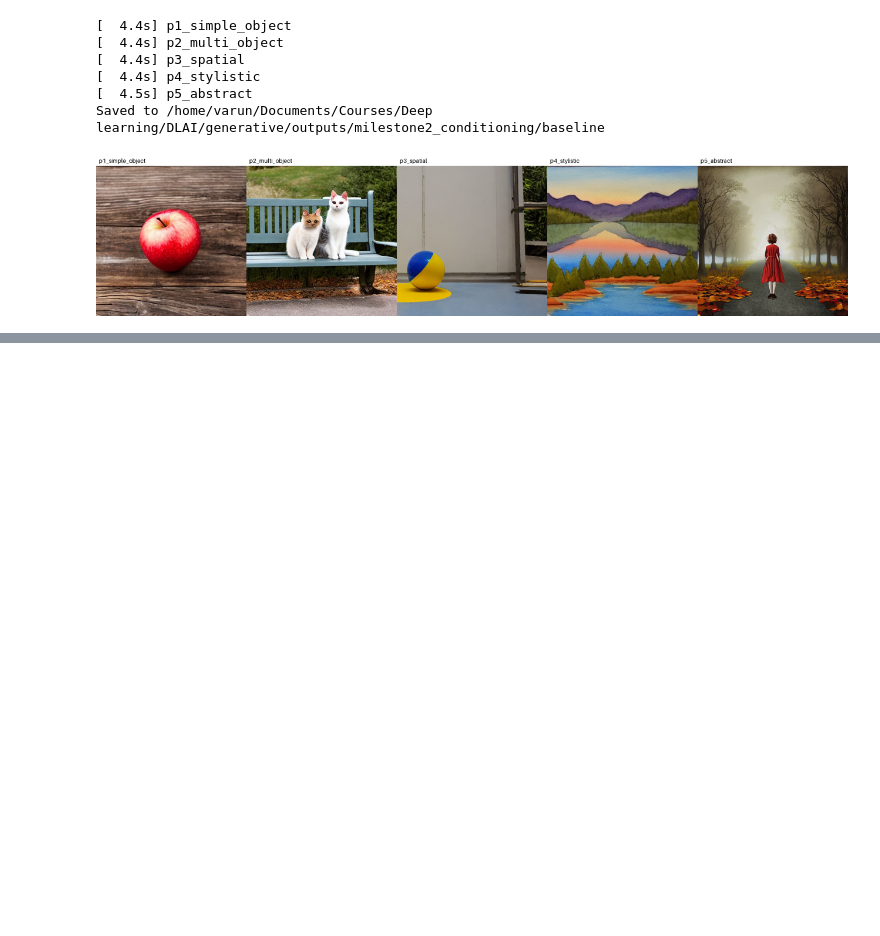
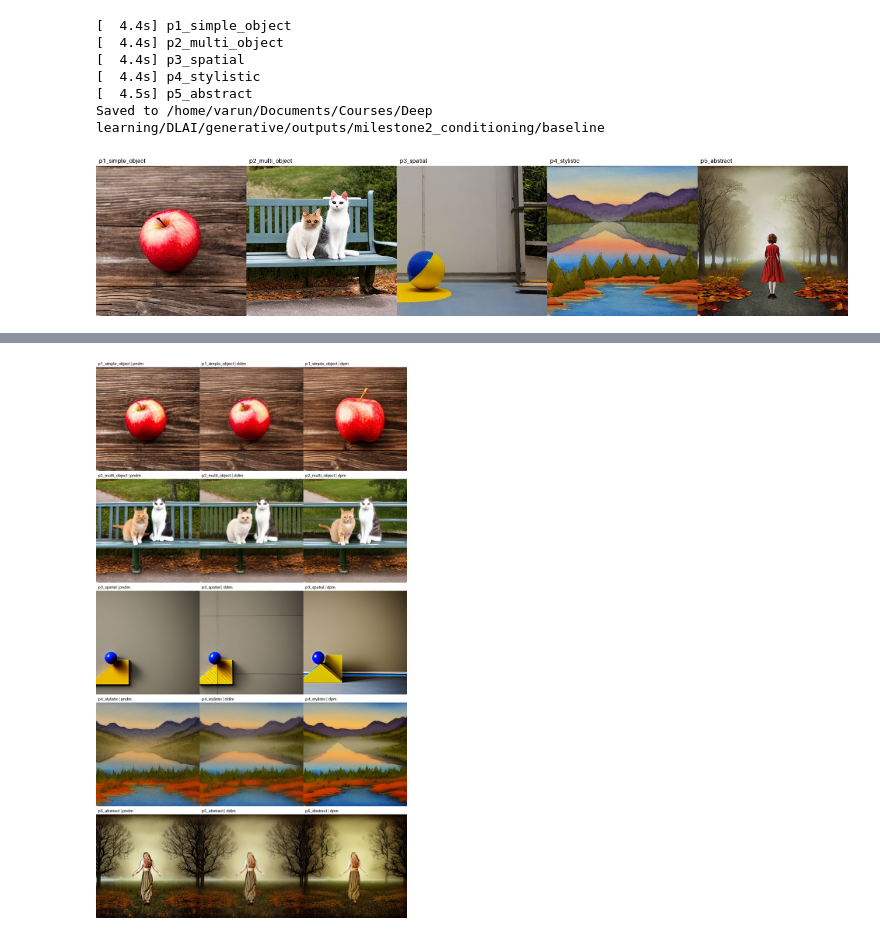
Before and after one commit to Varun-Ponugoti/DLAI, a Jupyter notebook: generative/notebooks/02_conditional_generation.ipynb, the cells around one changed output, grey strips where cells are left out. Drawn from its saved outputs; the diff is of its cells as text; code cells hidden in the pictures; blank space fills up the shorter version.

Commit message:
M2: clean notebook 02 (sampler sweep step), final report PDF + markdown

```diff
--- a/generative/notebooks/02_conditional_generation.ipynb
+++ b/generative/notebooks/02_conditional_generation.ipynb
@@ -234,0 +322,9 @@ display(baseline_grid.resize((baseline_grid.width // 2, baseline_grid.height //
+# %%
+# Preview the sampler-sweep grid (rows = prompts, columns = PNDM / DDIM / DPM-Solver)
+from IPython.display import display
+from PIL import Image
+grid = Image.open(out_dir / "grid.png")
+grid.thumbnail((800, 1440))
+display(grid)
+# %% [output]
+[figure, added]
```
Also changed, not shown: parts of 5 cells of this notebook, 2 other files.
